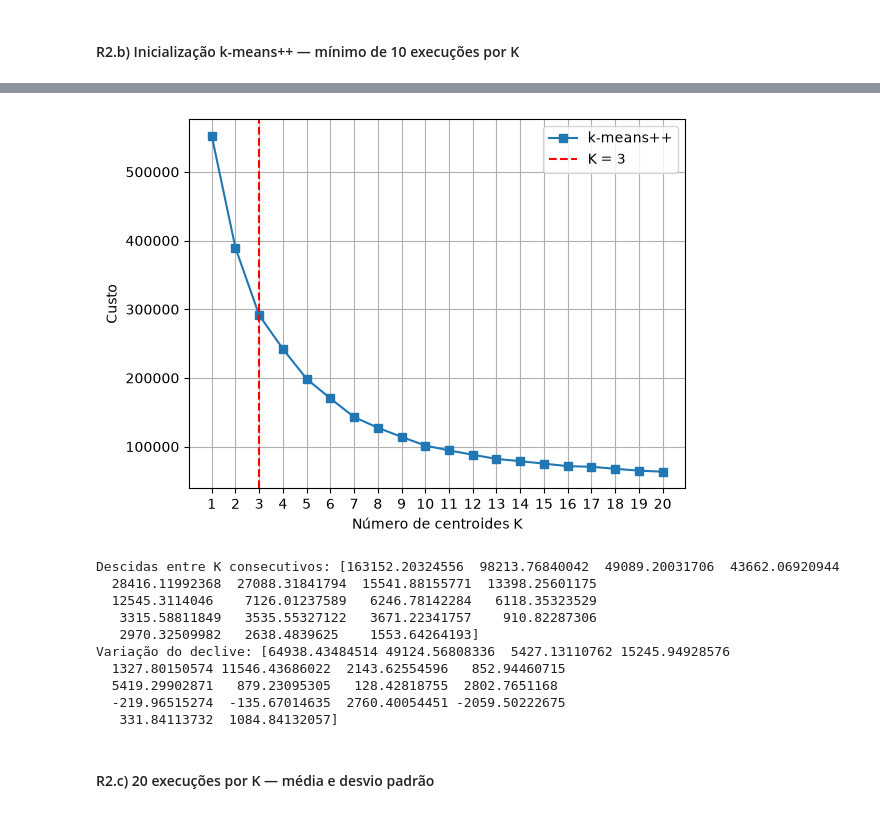
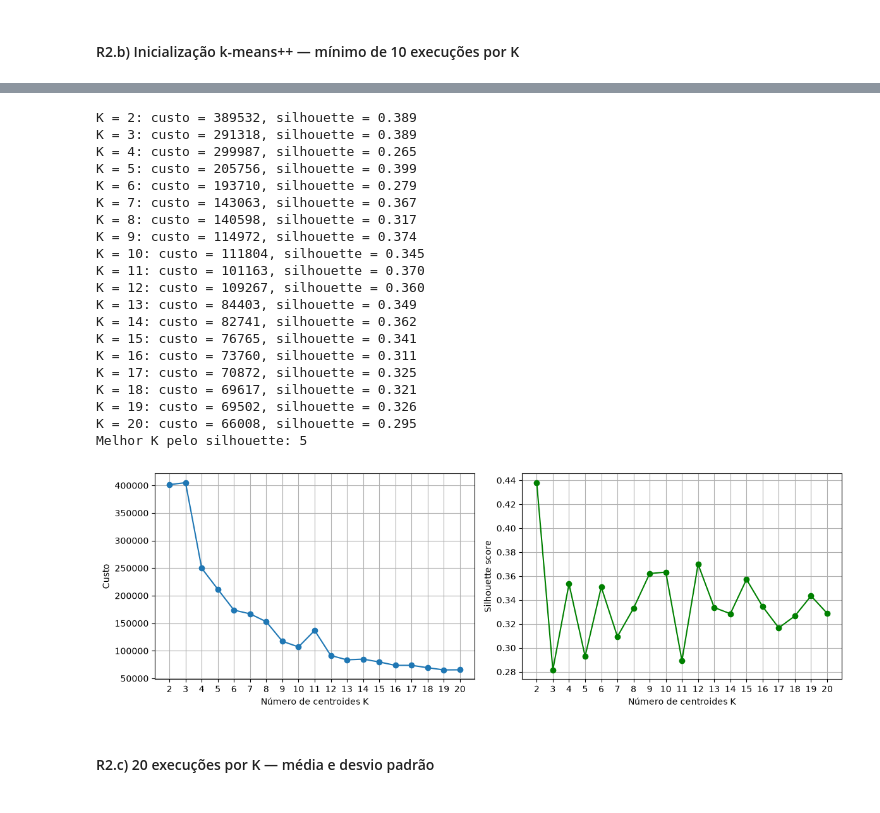
Before and after one commit to Ribz4306/LAB-IAAUT, a Jupyter notebook: lab1.ipynb, the cells around one changed output, grey strips where cells are left out. Cells and saved outputs as stored; diff of their text form; code cells hidden in the pictures.

```diff
--- a/lab1.ipynb
+++ b/lab1.ipynb
@@ -201,29 +166,57 @@ K = 20 feito
+# %%
+Ks = list(range(2, 21))
+
+custos_b = np.zeros(len(Ks))
+sil_b    = np.zeros(len(Ks))
+
+for i, K in enumerate(Ks):
+    C, s = kmeans(X_norm, K, 1)                  # kmeans++, uma execução
+    custos_a[i] = kmeans_custo(X_norm, C, s)
+    sil_a[i]    = silhouette_score(X_norm, s)
+    print(f"K = {K}: custo = {custos_a[i]:.0f}, silhouette = {sil_a[i]:.3f}")
+
+print("Melhor K pelo silhouette:", Ks[np.argmax(sil_a)])
+# %% [output]
+K = 2: custo = 389532, silhouette = 0.389
+K = 3: custo = 291318, silhouette = 0.389
+K = 4: custo = 299987, silhouette = 0.265
+K = 5: custo = 205756, silhouette = 0.399
+K = 6: custo = 193710, silhouette = 0.279
+K = 7: custo = 143063, silhouette = 0.367
+K = 8: custo = 140598, silhouette = 0.317
+K = 9: custo = 114972, silhouette = 0.374
+K = 10: custo = 111804, silhouette = 0.345
+K = 11: custo = 101163, silhouette = 0.370
+K = 12: custo = 109267, silhouette = 0.360
+K = 13: custo = 84403, silhouette = 0.349
+K = 14: custo = 82741, silhouette = 0.362
+K = 15: custo = 76765, silhouette = 0.341
+K = 16: custo = 73760, silhouette = 0.311
+K = 17: custo = 70872, silhouette = 0.325
+K = 18: custo = 69617, silhouette = 0.321
+K = 19: custo = 69502, silhouette = 0.326
+K = 20: custo = 66008, silhouette = 0.295
+Melhor K pelo silhouette: 5
 # %%
-plt.plot(Ks, min_pp, 's-', label='k-means++')
-plt.axvline(x=3, color='red', linestyle='--', label='K = 3')
-plt.xlabel('Número de centroides K')
-plt.ylabel('Custo')
-plt.xticks(Ks)
-plt.legend()
-plt.grid(True)
+fig, axs = plt.subplots(1, 2, figsize=(12, 4))
+
+axs[0].plot(Ks, custos_a, 'o-')
+axs[0].set_xlabel('Número de centroides K')
+axs[0].set_ylabel('Custo')
+axs[0].set_xticks(Ks)
+axs[0].grid(True)
+
+axs[1].plot(Ks, sil_a, 'o-', color='green')
+axs[1].set_xlabel('Número de centroides K')
+axs[1].set_ylabel('Silhouette score')
+axs[1].set_xticks(Ks)
+axs[1].grid(True)
+
+plt.tight_layout()
 plt.savefig('R2b.png', dpi=150)
 plt.show()
-
-descidas = -np.diff(min_pp)
-print("Descidas entre K consecutivos:", descidas)
-print("Variação do declive:", -np.diff(descidas))
 # %% [output]
-[figure, old version]
+[figure, new version]
-Descidas entre K consecutivos: [163152.20324556  98213.76840042  49089.20031706  43662.06920944
-  28416.11992368  27088.31841794  15541.88155771  13398.25601175
-  12545.3114046    7126.01237589   6246.78142284   6118.35323529
-   3315.58811849   3535.55327122   3671.22341757    910.82287306
-   2970.32509982   2638.4839625    1553.64264193]
-Variação do declive: [64938.43484514 49124.56808336  5427.13110762 15245.94928576
-  1327.80150574 11546.43686022  2143.62554596   852.94460715
-  5419.29902871   879.23095305   128.42818755  2802.7651168
-  -219.96515274  -135.67014635  2760.40054451 -2059.50222675
-   331.84113732  1084.84132057]
 # %% [markdown]
 #### R2.c) 20 execuções por K — média e desvio padrão
 # %%
```
Also changed, not shown: parts of 5 cells of this notebook, 3 other files.
